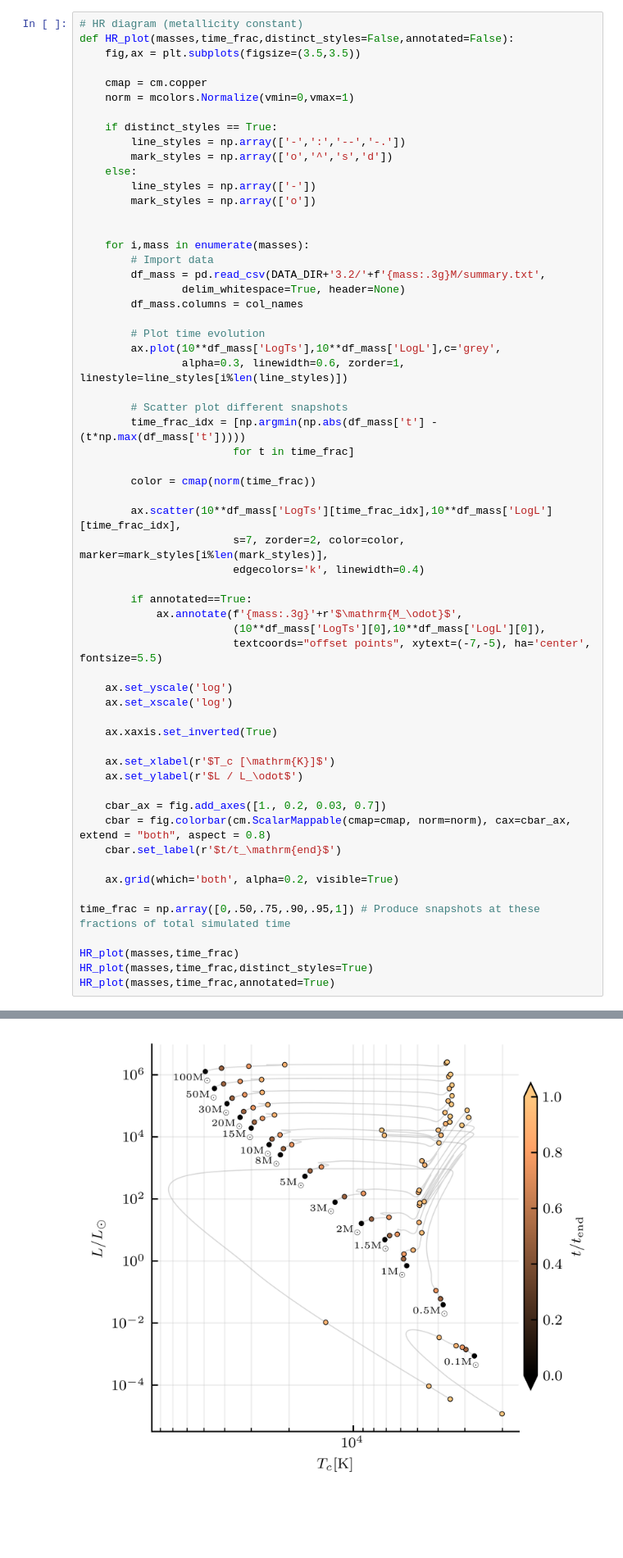
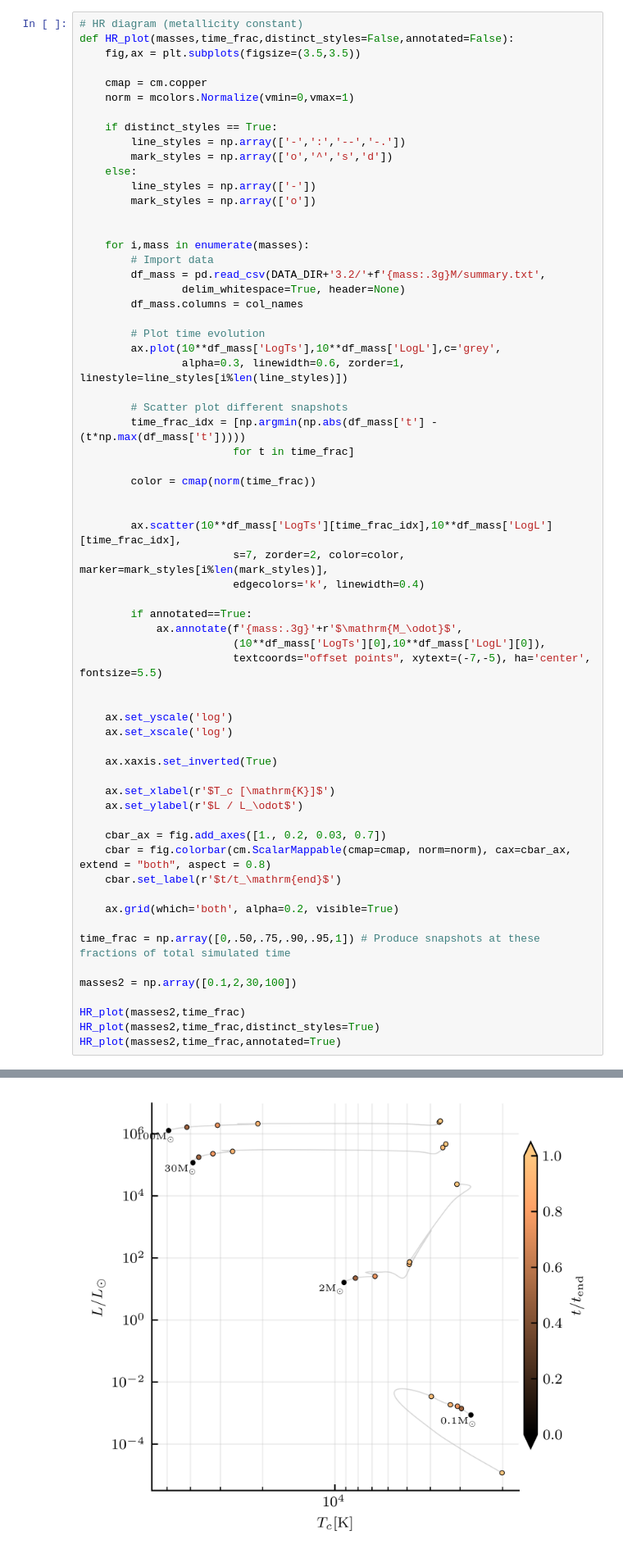
Before and after one commit to JeppJeppsson/Stellar_project, a Jupyter notebook: 3.2.ipynb, the cells around one changed output, grey strips where cells are left out. Shown at 82% size. Drawn from its saved outputs; the diff is of its cells as text; blank space fills up the shorter version.

```diff
--- a/3.2.ipynb
+++ b/3.2.ipynb
@@ -110,6 +110,7 @@ def HR_plot(masses,time_frac,distinct_styles=False,annotated=False):
 
         color = cmap(norm(time_frac))
 
+
         ax.scatter(10**df_mass['LogTs'][time_frac_idx],10**df_mass['LogL'][time_frac_idx],
                         s=7, zorder=2, color=color, marker=mark_styles[i%len(mark_styles)],
                         edgecolors='k', linewidth=0.4)
@@ -118,6 +119,7 @@ def HR_plot(masses,time_frac,distinct_styles=False,annotated=False):
             ax.annotate(f'{mass:.3g}'+r'$\mathrm{M_\odot}$',
                         (10**df_mass['LogTs'][0],10**df_mass['LogL'][0]),
                         textcoords="offset points", xytext=(-7,-5), ha='center', fontsize=5.5)
+
 
     ax.set_yscale('log')
     ax.set_xscale('log')
@@ -135,7 +137,9 @@ def HR_plot(masses,time_frac,distinct_styles=False,annotated=False):
 
 time_frac = np.array([0,.50,.75,.90,.95,1]) # Produce snapshots at these fractions of total simulated time
 
-HR_plot(masses,time_frac)
-HR_plot(masses,time_frac,distinct_styles=True)
-HR_plot(masses,time_frac,annotated=True)
+masses2 = np.array([0.1,2,30,100])
+
+HR_plot(masses2,time_frac)
+HR_plot(masses2,time_frac,distinct_styles=True)
+HR_plot(masses2,time_frac,annotated=True)
 # %% [output]
@@ -144,4 +148,4 @@ HR_plot(masses,time_frac,annotated=True)
-[figure, old version]
+[figure, new version]
 # %%
 # HR diagram (varying metallicity)
 
```
Also changed, not shown: parts of 2 cells of this notebook.
